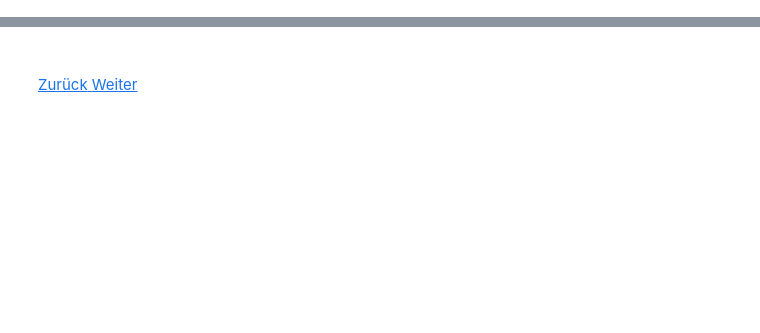
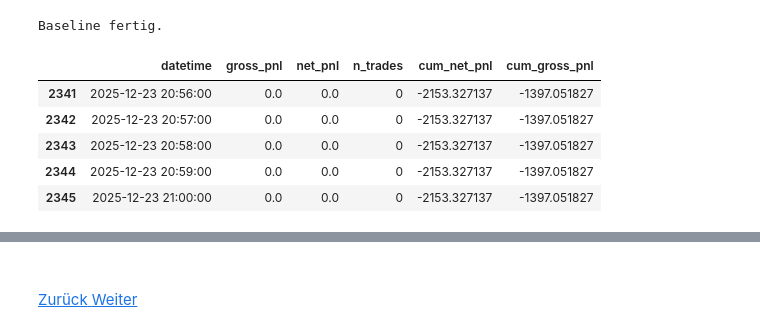
Before and after one commit to RyanMikus/pairs_trading_ml_hs25, a Jupyter notebook: 04_Modellierung.ipynb, the cells around one changed output, grey strips where cells are left out. Saved outputs shown, nothing was run; the diff lists cells and outputs as text; code cells hidden in the pictures; blank space fills up the shorter version.

```diff
--- a/04_Modellierung.ipynb
+++ b/04_Modellierung.ipynb
@@ -436,0 +483,59 @@ Anzahl Handelstage: 35
+# %%
+# Zelle 11 — Baseline (fixes Z_ENTRY) + PnL-Logik inkl. Transaktionskosten (intraday-sicher)
+def backtest_baseline_fixed_entry(
+    df_all: pd.DataFrame,
+    *,
+    horizon: int,
+    z_entry: float,
+    cost_per_side: float,
+) -> pd.DataFrame:
+    """
+    Baseline-Backtest:
+      - Entry: |z| >= z_entry
+      - Exit: nach horizon Bars (intraday-sicher via groupby(date).shift)
+      - Direction: z>0 => short spread, z<0 => long spread
+      - PnL ~ -direction * (spread_exit - spread_entry)
+      - Kosten: 2 * cost_per_side (Roundtrip)
+    """
+    d = df_all.copy()
+    d = d.sort_values(["pair", "datetime"]).reset_index(drop=True)
+
+    d["spread_exit"] = d.groupby(["pair", "date"])["spread"].shift(-horizon)
+    d["is_horizon_safe"] = d["spread_exit"].notna()
+
+    d["entry"] = (d["zscore"].abs() >= z_entry) & d["is_horizon_safe"]
+
+    d["direction"] = np.where(d["zscore"] > 0, -1.0, +1.0)
+
+    d["gross_pnl"] = d["direction"] * (d["spread_exit"] - d["spread"])
+    d["cost"] = np.where(d["entry"], 2.0 * cost_per_side, 0.0)
+    d["net_pnl"] = np.where(d["entry"], d["gross_pnl"] - d["cost"], 0.0)
+
+    pnl_ts = (
+        d.groupby("datetime")[["gross_pnl", "net_pnl", "entry"]]
+         .sum()
+         .rename(columns={"entry": "n_trades"})
+         .reset_index()
+         .sort_values("datetime")
+    )
+    pnl_ts["cum_net_pnl"] = pnl_ts["net_pnl"].cumsum()
+    pnl_ts["cum_gross_pnl"] = pnl_ts["gross_pnl"].cumsum()
+    return pnl_ts
+
+baseline_all = backtest_baseline_fixed_entry(
+    df_all=ml_df.loc[ml_df["date"] >= cutoff_day].copy(),
+    horizon=HORIZON,
+    z_entry=Z_ENTRY,
+    cost_per_side=COST_PER_SIDE,
+)
+
+print("Baseline fertig.")
+baseline_all.tail()
+# %% [output]
+Baseline fertig.
+|  | datetime | gross_pnl | net_pnl | n_trades | cum_net_pnl | cum_gross_pnl |
+| 2341 | 2025-12-23 20:56:00 | 0.0 | 0.0 | 0 | -2153.327137 | -1397.051827 |
+| 2342 | 2025-12-23 20:57:00 | 0.0 | 0.0 | 0 | -2153.327137 | -1397.051827 |
+| 2343 | 2025-12-23 20:58:00 | 0.0 | 0.0 | 0 | -2153.327137 | -1397.051827 |
+| 2344 | 2025-12-23 20:59:00 | 0.0 | 0.0 | 0 | -2153.327137 | -1397.051827 |
+| 2345 | 2025-12-23 21:00:00 | 0.0 | 0.0 | 0 | -2153.327137 | -1397.051827 |
```
Also changed, not shown: parts of 20 cells of this notebook, 2 other files.
